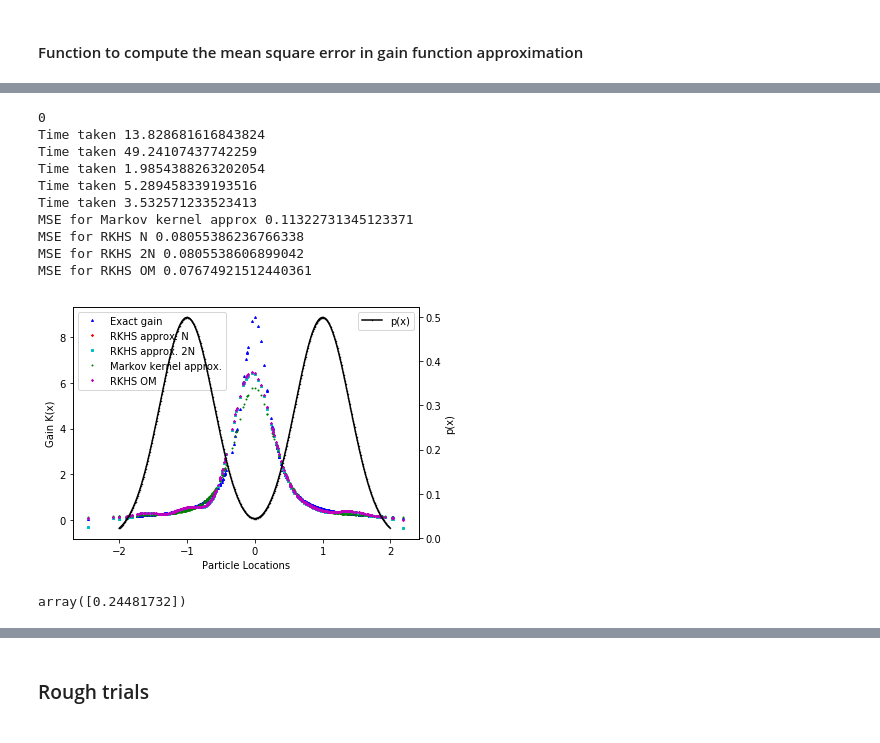
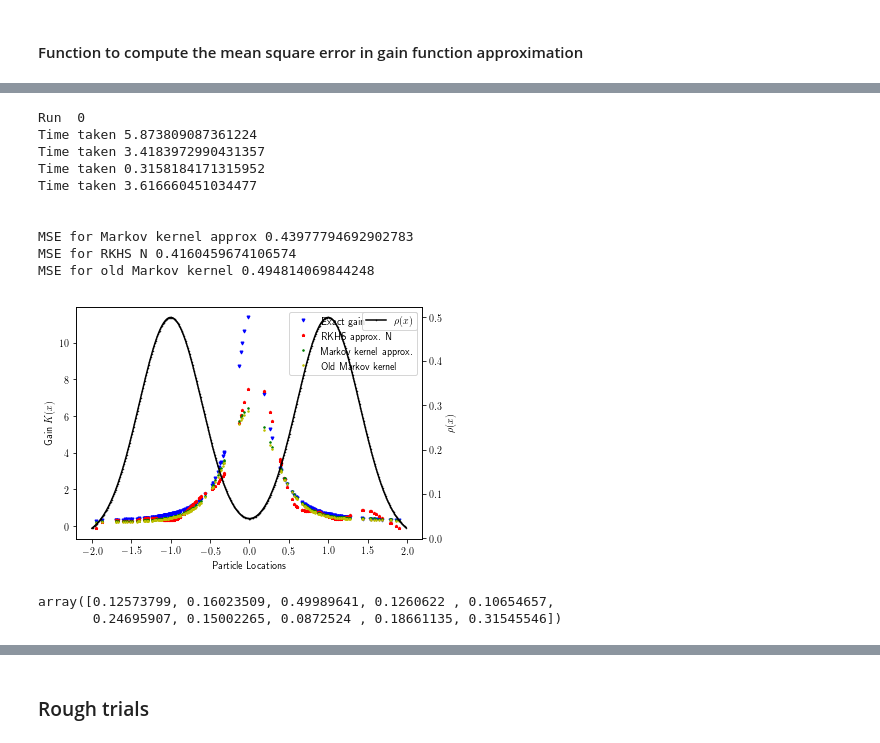
Before and after one commit to a4anandr/FPF-code, a Jupyter notebook: Python Code/FPF_main.ipynb, the cells around one changed output, grey strips where cells are left out. Drawn from its saved outputs; the diff is of its cells as text; code cells hidden in the pictures.

```diff
--- a/Python Code/FPF_main.ipynb
+++ b/Python Code/FPF_main.ipynb
@@ -266,14 +399,15 @@ def mean_squared_error(K_exact, K_approx, p):
 if __name__ == '__main__':
 
     ## Flags to be set to choose which methods to compare
-
     exact  = 1      # Computes the exact gain and plots
     coif   = 1      # Computes gain using Coifman kernel method
     rkhs_N = 1      # Computes gain using subspace of RKHS
-    rkhs_2N= 1      # Computes optimal gain using RKHS
-    om     = 1      # Computes gain using RKHS enforcing constant gain constraint
+    rkhs_2N= 0      # Computes optimal gain using RKHS
+    om     = 0      # Computes gain using RKHS enforcing constant gain constraint
     memory = 0      # Computes gain using RKHS with a memory parameter for previous gain
     om_mem = 0      # Computes gain using const gain approx and a memory parameter for previous gain
+
+    coif_old = 1    # Computes old implementation of Coifman kernel approx.
     const  = 0      # Computes the constant gain approximation
     kalman = 0      # Runs Kalman Filter for comparison
     sis    = 0      # Runs Sequential Importance Sampling Particle Filter
@@ -282,11 +416,11 @@ if __name__ == '__main__':
     No_runs = 1
 
     # FPF parameters - No. of particles
-    N = 500
+    N = 200
 
     # System parameters
     dim = 1     # dimension of the system
-    c = sin(x)       # Observation function
+    c = x       # Observation function
     c_vec = lambdify(x, c, 'numpy')
 
     # Parameters of the prior density p(0) - 2 component Gaussian mixture density
@@ -305,9 +439,12 @@ if __name__ == '__main__':
     mse_rkhs_N = np.zeros(No_runs)
     mse_rkhs_2N = np.zeros(No_runs)
     mse_om   = np.zeros(No_runs)
+    mse_coif_old = np.zeros(No_runs)
     for run in range(No_runs):
-        print(run)
+        print('Run ',run)
         Xi  = get_samples(mu, sigma, w, dim, N)
+        if dim == 1:
+            Xi = np.sort(Xi,kind = 'mergesort')
         C   = c_vec(Xi)
 # To check consistency with Matlab code output - using the same samples
 #         Xi = np.loadtxt('Xi.txt')
@@ -348,56 +485,71 @@ if __name__ == '__main__':
             eps_om = 0.1
             Lambda_om = 1e-3
             K_om = gain_rkhs_om(Xi, C, eps_om, Lambda_om, diag = 0)
             if exact == 1:
                 mse_om[run] = mean_squared_error(K_exact, K_om, p)
 
+        if coif_old == 1:
+            eps_coif_old = 0.1
+            Phi = np.zeros(N)
+            K_coif_old = gain_coif_old(Xi, C, eps_coif, Phi, diag = 0)
+            if exact == 1:
+                mse_coif_old[run] = mean_squared_error(K_exact, K_coif_old, p)
+
+    print('\n')
     if exact == 1 & coif == 1:
         print('MSE for Markov kernel approx', np.mean(mse_coif))
     if exact == 1 & rkhs_N == 1:
         print('MSE for RKHS N', np.mean(mse_rkhs_N))
     if exact == 1 & rkhs_2N == 1:
         print('MSE for RKHS 2N', np.mean(mse_rkhs_2N))
     if exact == 1 & om == 1:
         print('MSE for RKHS OM', np.mean(mse_om))
+    if exact == 1 & coif_old == 1:
+        print('MSE for old Markov kernel', np.mean(mse_coif_old))
 
     ### Displaying the plots
+    marker_size  = 3
+    plt.rc('text', usetex=True)
     fig,ax1 = plt.subplots()
     if exact == 1:
-        ax1.plot(Xi, K_exact, 'b^', markersize = 2, label ='Exact gain')
+        ax1.plot(Xi, K_exact, 'bv', markersize = marker_size, label ='Exact gain')
     if rkhs_N == 1:
-        ax1.plot(Xi, K_rkhs_N, 'r*', markersize =2, label = 'RKHS approx. N')
+        ax1.plot(Xi, K_rkhs_N, 'r*', markersize = marker_size, label = 'RKHS approx. N')
     if rkhs_2N == 1:
-        ax1.plot(Xi, K_rkhs_2N, 'cs', markersize =2, label = 'RKHS approx. 2N')
+        ax1.plot(Xi, K_rkhs_2N, 'cs', markersize = marker_size, label = 'RKHS approx. 2N')
     if coif == 1:
-        ax1.plot(Xi, K_coif, 'g.', markersize = 2, label ='Markov kernel approx.')
+        ax1.plot(Xi, K_coif, 'g.', markersize = marker_size, label ='Markov kernel approx.')
     if om == 1:
-        ax1.plot(Xi, K_om, 'm*', markersize = 2, label = 'RKHS OM')
+        ax1.plot(Xi, K_om, 'm*', markersize = marker_size, label = 'RKHS OM')
+    if coif_old == 1:
+        ax1.plot(Xi, K_coif_old, 'y.', markersize = marker_size, label ='Old Markov kernel')
     ax2 =ax1.twinx()
-    ax2.plot(np.arange(-2,2,0.01), p_vec(np.arange(-2,2,0.01)),'k.-', markersize =1, label = 'p(x)')
-    ax2.set_ylabel('p(x)')
+    ax2.plot(np.arange(-2,2,0.01), p_vec(np.arange(-2,2,0.01)),'k.-', markersize =1, label = r'$\rho(x)$')
+    ax2.set_ylabel(r'$\rho(x)$')
     ax2.legend(loc=1)
     ax1.set_xlabel('Particle Locations')
-    ax1.set_ylabel('Gain K(x)')
+    ax1.set_ylabel('Gain $K(x)$')
     ax1.legend()
     plt.xticks(rotation = 45)
     plt.tight_layout()
     plt.show()
 # %% [output]
-0
-Time taken 13.828681616843824
-Time taken 49.24107437742259
-Time taken 1.9854388263202054
-Time taken 5.289458339193516
-Time taken 3.532571233523413
-MSE for Markov kernel approx 0.11322731345123371
-MSE for RKHS N 0.08055386236766338
-MSE for RKHS 2N 0.0805538606899042
-MSE for RKHS OM 0.07674921512440361
+Run  0
+Time taken 5.873809087361224
+Time taken 3.4183972990431357
+Time taken 0.3158184171315952
+Time taken 3.616660451034477
+
+
+MSE for Markov kernel approx 0.43977794692902783
+MSE for RKHS N 0.4160459674106574
+MSE for old Markov kernel 0.494814069844248
-[figure, old version]
+[figure, new version]
-# %%
-mse_rkhs_2N
-# %% [output]
-array([0.24481732])
+# %%
+mse_coif
+# %% [output]
+array([0.12573799, 0.16023509, 0.49989641, 0.1260622 , 0.10654657,
+       0.24695907, 0.15002265, 0.0872524 , 0.18661135, 0.31545546])
 # %%
 mse_rkhs_N
 # %% [output]
```
Also changed, not shown: parts of 38 cells of this notebook.
